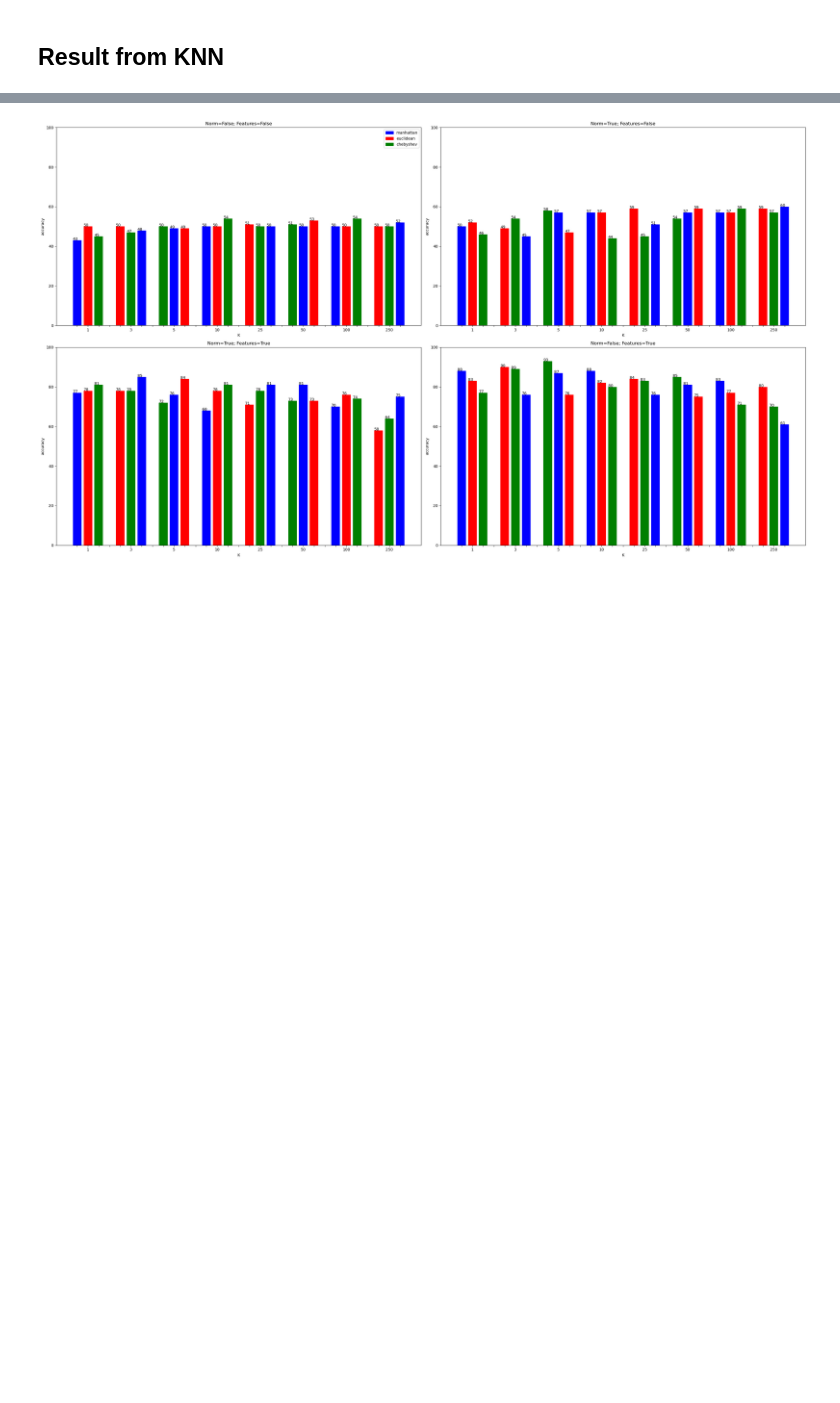
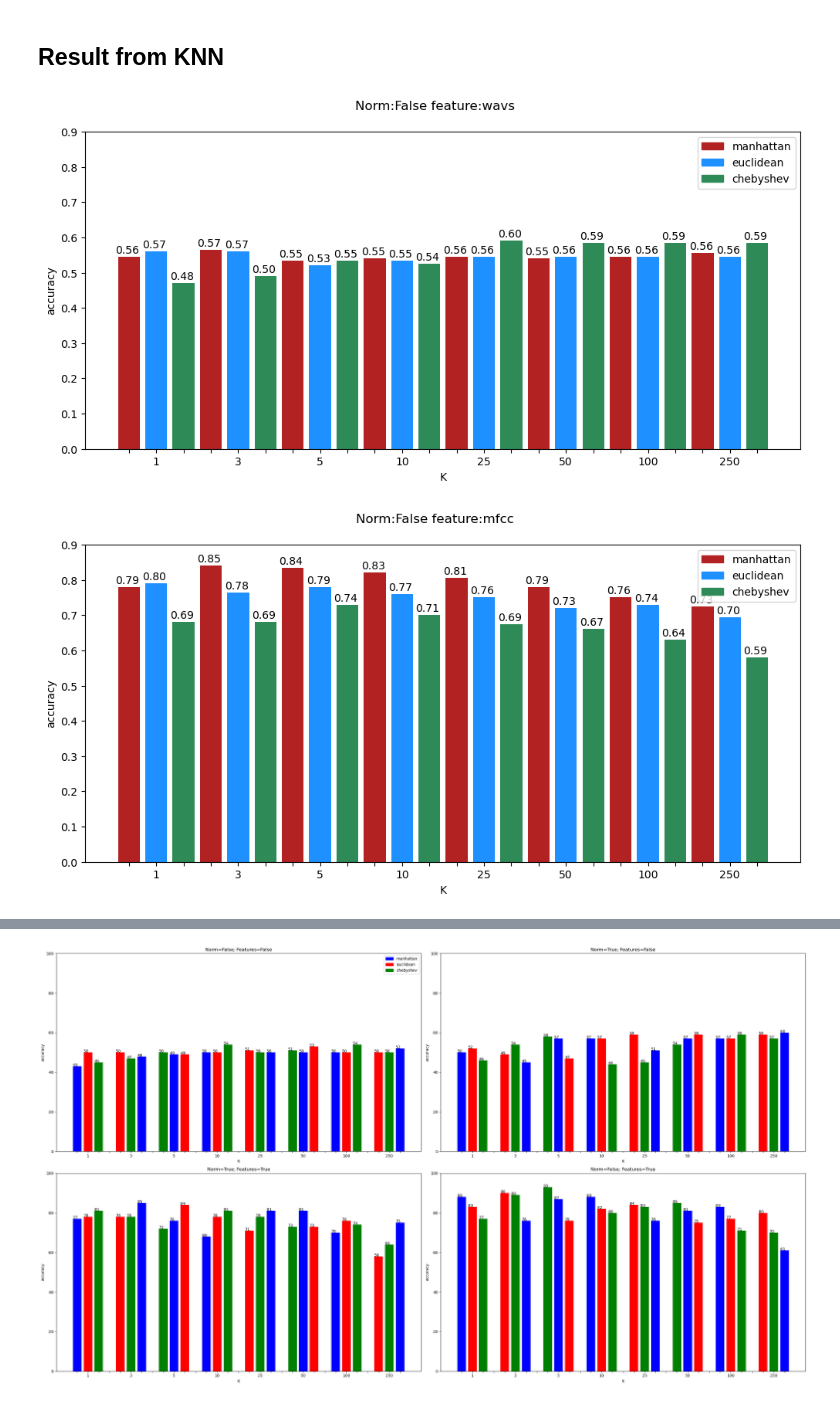
Before and after one commit to Borzoneg/Identity-recognition-from-audio, a Jupyter notebook: src/main.ipynb, the cells around one changed output, grey strips where cells are left out. Saved outputs shown, nothing was run; the diff lists cells and outputs as text; code cells hidden in the pictures; blank space fills up the shorter version.

```diff
--- a/src/main.ipynb
+++ b/src/main.ipynb
@@ -289,2 +307,51 @@ print(f' Accuracy: {correct.mean() * 100:.2f}')
 # %% [markdown]
 ## Result from KNN
+# %%
+width = 0.8
+ks=(1, 3, 5, 10, 25, 50, 100, 250)
+metrics = ['manhattan', 'euclidean', 'chebyshev']
+color_dict = {'manhattan':'firebrick', 'euclidean':'dodgerblue', 'chebyshev':'seagreen'}
+with open('../data/knn_results.txt') as f:
+    lines = f.readlines()
+    for line in lines:
+        norm_str = line.split(';')[0]
+        feature_str = line.split(';')[1]
+        data_list = line.split(';')[2].replace('[', '').replace(']', '').replace('\'', '').replace(' ', '').split(',')
+        fig = plt.figure(figsize=(10, 5))
+        fig.suptitle(norm_str + ' ' + feature_str)
+        ax = fig.add_subplot()
+
+        fig.tight_layout()
+        i = 0
+        x_pos = {1: 0, 3: 3, 5: 6, 10: 9, 25: 12, 50: 15, 100: 18, 250:21}
+        while i < (len(data_list) -2):
+            metric = data_list[i]
+            k = int(data_list[i+1])
+            acc = float(data_list[i+2])
+            i += 3
+            bar = plt.bar(x_pos[k], acc-0.01, width=width, color=color_dict[metric])
+            ax.text(x_pos[k]-0.5, acc, '{0:.2f}'.format(acc))
+            x_pos[k] += 1
+
+        x_tick_labels = []
+        for k in ks:
+            x_tick_labels.append('')
+            x_tick_labels.append(format(k))
+            x_tick_labels.append('')
+
+        ax.set_yticks(np.arange(0, 1, 0.1))
+        ax.set_xticks(range(len(x_tick_labels)))
+        ax.set_xticklabels(x_tick_labels)
+
+        ax.set_ylabel('accuracy')
+        ax.set_xlabel('K')
+
+        legend_patches = []
+        for metric in color_dict:
+            legend_patches.append(mpatches.Patch(color=color_dict[metric], label=metric))
+        plt.legend(handles=legend_patches)
+        plt.savefig('../data/KNN/' + norm_str + '_' + feature_str + '.png')
+        plt.show()
+# %% [output]
+[figure, added]
+[figure, added]
```
Also changed, not shown: parts of 10 cells of this notebook, 23 other files.
